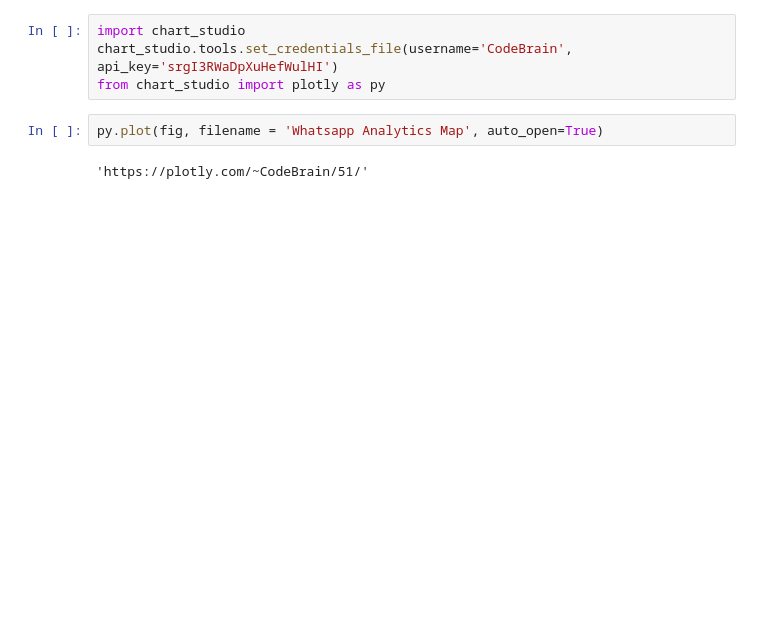
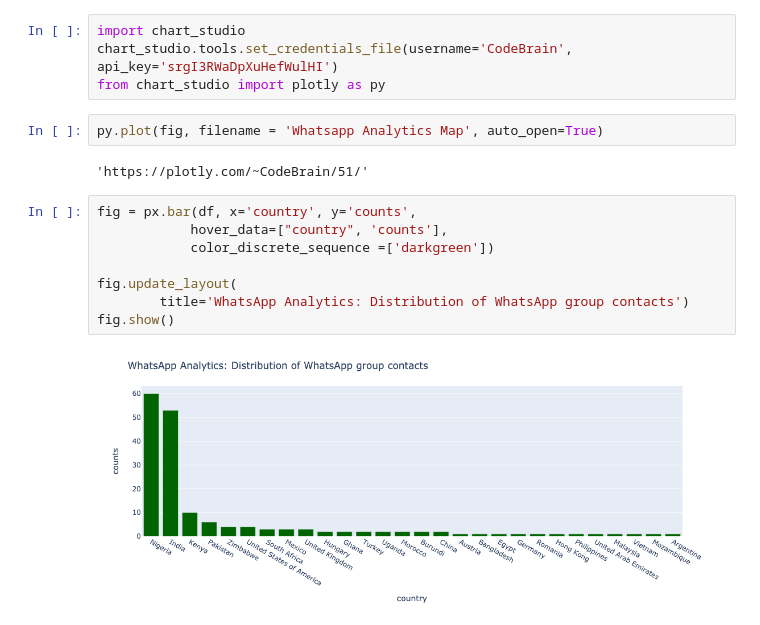
Before and after one commit to codebrain001/Whatsapp-spatial-mapping, a Jupyter notebook: prototype.ipynb, the cells around one changed output. Cells and saved outputs as stored; diff of their text form; blank space fills up the shorter version.

Commit message:
updated bar chart functionality on plotting script

```diff
--- a/prototype.ipynb
+++ b/prototype.ipynb
@@ -90,3 +121,13 @@ from chart_studio import plotly as py
 py.plot(fig, filename = 'Whatsapp Analytics Map', auto_open=True)
 # %% [output]
 'https://plotly.com/~CodeBrain/51/'
+# %%
+fig = px.bar(df, x='country', y='counts',
+            hover_data=["country", 'counts'],
+            color_discrete_sequence =['darkgreen'])
+
+fig.update_layout(
+        title='WhatsApp Analytics: Distribution of WhatsApp group contacts')
+fig.show()
+# %% [output]
+[figure, added]
```
Also changed, not shown: parts of 6 cells of this notebook, 2 other files.
